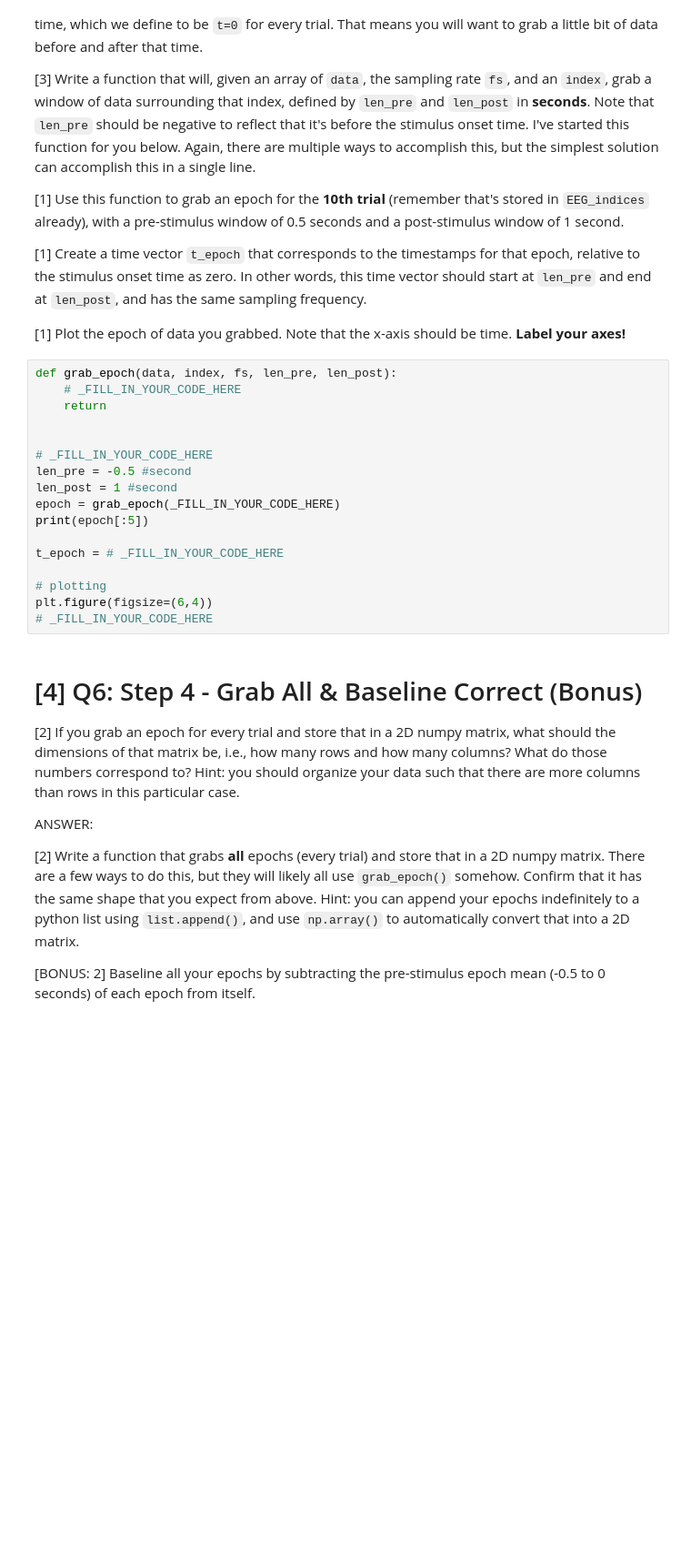
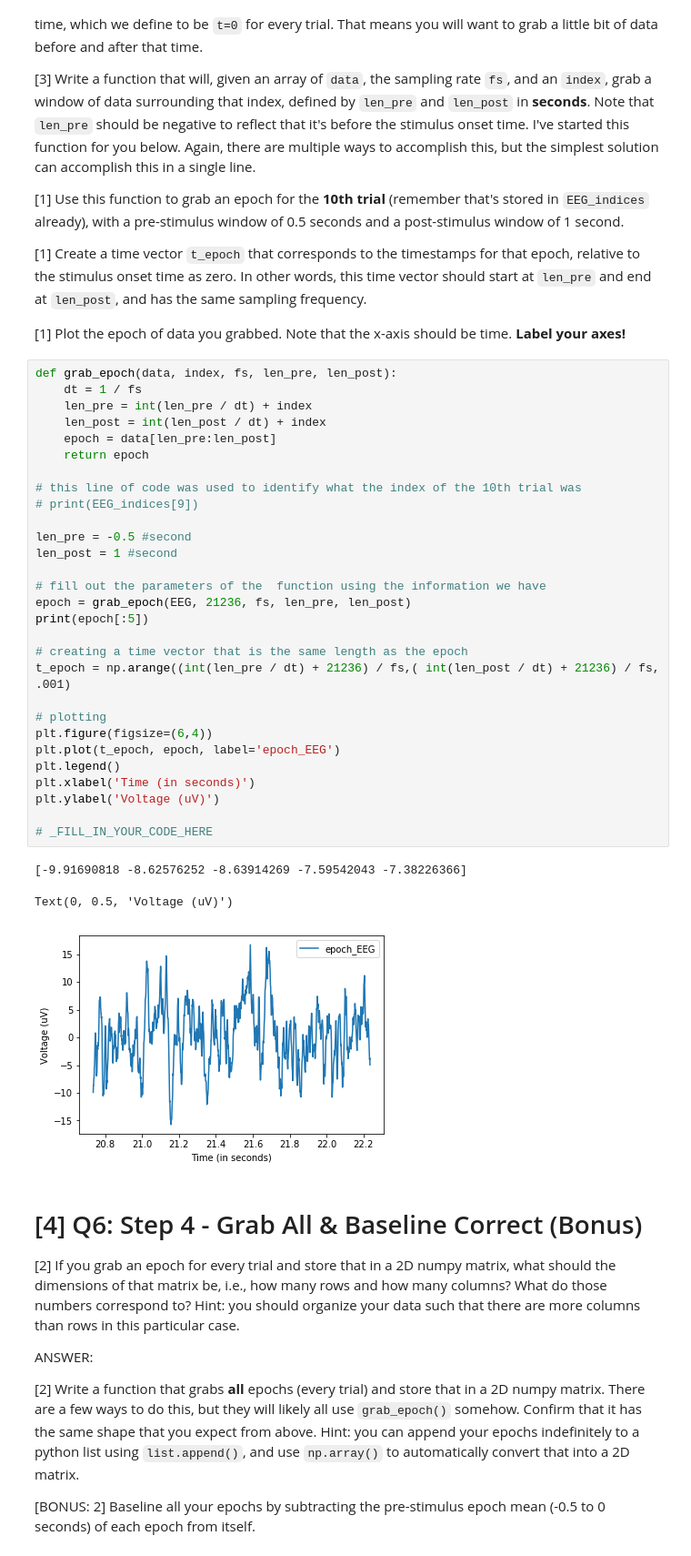
Before and after one commit to rmontehe/COGS118C, a Jupyter notebook: Assignments/Assignment 1/A1-SamplingTimeSeries.ipynb, the cells around one changed output. Shown at 91% size. Cells and saved outputs as stored; diff of their text form; blank space fills up the shorter version.

```diff
--- a/Assignments/Assignment 1/A1-SamplingTimeSeries.ipynb
+++ b/Assignments/Assignment 1/A1-SamplingTimeSeries.ipynb
@@ -197,23 +256,39 @@ Now that we have the corresponding indices in the EEG data, we know exactly wher
 [1] Create a time vector `t_epoch` that corresponds to the timestamps for that epoch, relative to the stimulus onset time as zero. In other words, this time vector should start at `len_pre` and end at `len_post`, and has the same sampling frequency.
 
 [1] Plot the epoch of data you grabbed. Note that the x-axis should be time. **Label your axes!**
-# %%
-def grab_epoch(data, index, fs, len_pre, len_post):
-    # _FILL_IN_YOUR_CODE_HERE
-    return
-
-
-# _FILL_IN_YOUR_CODE_HERE
-len_pre = -0.5 #second
-len_post = 1 #second
-epoch = grab_epoch(_FILL_IN_YOUR_CODE_HERE)
-print(epoch[:5])
-
-t_epoch = # _FILL_IN_YOUR_CODE_HERE
-
-# plotting
-plt.figure(figsize=(6,4))
-# _FILL_IN_YOUR_CODE_HERE
+# %%
+def grab_epoch(data, index, fs, len_pre, len_post):
+    dt = 1 / fs
+    len_pre = int(len_pre / dt) + index
+    len_post = int(len_post / dt) + index
+    epoch = data[len_pre:len_post]
+    return epoch
+
+# this line of code was used to identify what the index of the 10th trial was
+# print(EEG_indices[9])
+
+len_pre = -0.5 #second
+len_post = 1 #second
+
+# fill out the parameters of the  function using the information we have
+epoch = grab_epoch(EEG, 21236, fs, len_pre, len_post)
+print(epoch[:5])
+
+# creating a time vector that is the same length as the epoch
+t_epoch = np.arange((int(len_pre / dt) + 21236) / fs,( int(len_post / dt) + 21236) / fs, .001)
+
+# plotting
+plt.figure(figsize=(6,4))
+plt.plot(t_epoch, epoch, label='epoch_EEG')
+plt.legend()
+plt.xlabel('Time (in seconds)')
+plt.ylabel('Voltage (uV)')
+
+# _FILL_IN_YOUR_CODE_HERE
+# %% [output]
+[-9.91690818 -8.62576252 -8.63914269 -7.59542043 -7.38226366]
+Text(0, 0.5, 'Voltage (uV)')
+[figure, added]
 # %% [markdown]
 # [4] Q6: Step 4 - Grab All & Baseline Correct (Bonus)
 [2] If you grab an epoch for every trial and store that in a 2D numpy matrix, what should the dimensions of that matrix be, i.e., how many rows and how many columns? What do those numbers correspond to? Hint: you should organize your data such that there are more columns than rows in this particular case.
```
Also changed, not shown: parts of 13 cells of this notebook.
